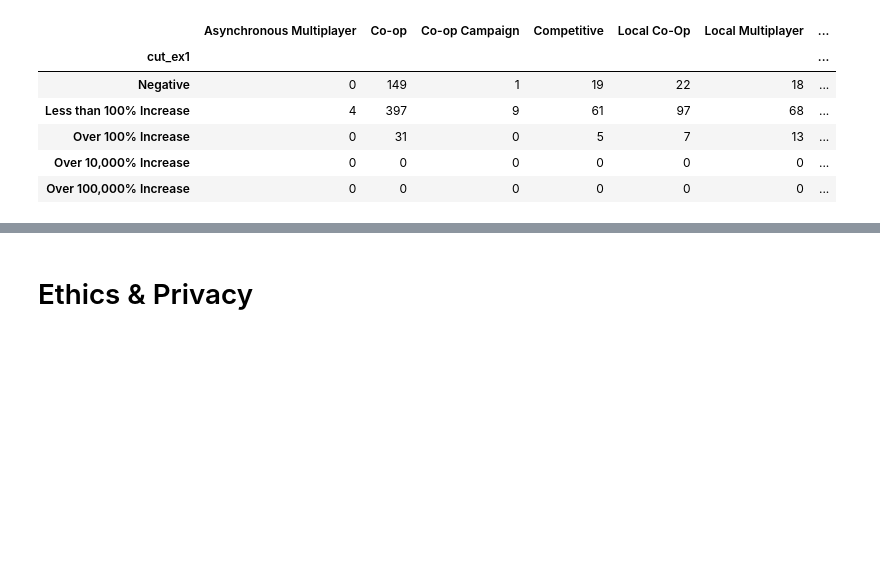
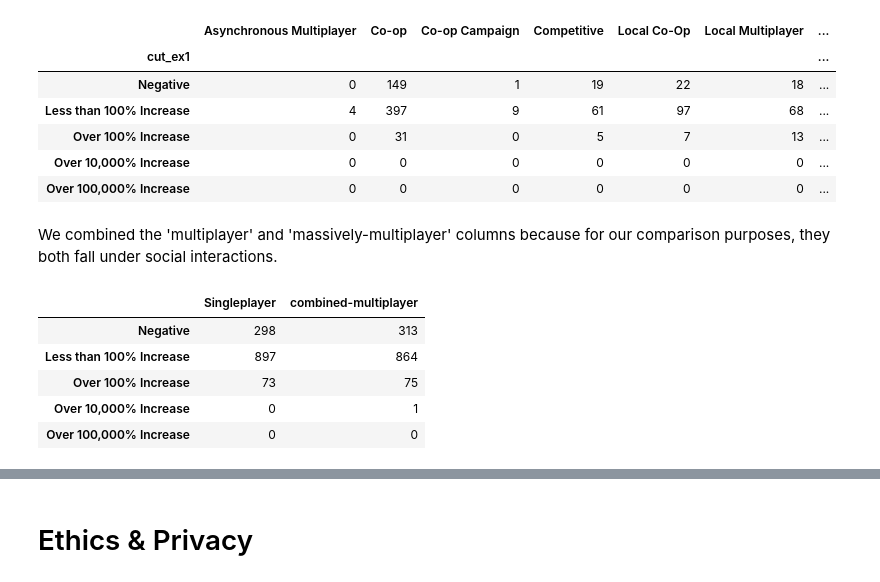
Before and after one commit to tnn050/Social-Gaming-During-COVID-19, a Jupyter notebook: FinalProject_group044.ipynb, the cells around one changed output, grey strips where cells are left out. Drawn from its saved outputs; the diff is of its cells as text; code cells hidden in the pictures; blank space fills up the shorter version.

```diff
--- a/FinalProject_group044.ipynb
+++ b/FinalProject_group044.ipynb
@@ -933,0 +939,14 @@ all_test_df
+# %%
+all_test_df['combined-multiplayer'] = all_test_df['Multiplayer'] + all_test_df['Massively_Multiplayer']
+# %% [markdown]
+We combined the 'multiplayer' and 'massively-multiplayer' columns because for our comparison purposes, they both fall under social interactions.
+# %%
+multi_single_df = all_test_df[['Singleplayer', 'combined-multiplayer']]
+multi_single_df.head()
+# %% [output]
+|  | Singleplayer | combined-multiplayer |
+| Negative | 298 | 313 |
+| Less than 100% Increase | 897 | 864 |
+| Over 100% Increase | 73 | 75 |
+| Over 10,000% Increase | 0 | 1 |
+| Over 100,000% Increase | 0 | 0 |
```
Also changed, not shown: parts of 15 cells of this notebook.
